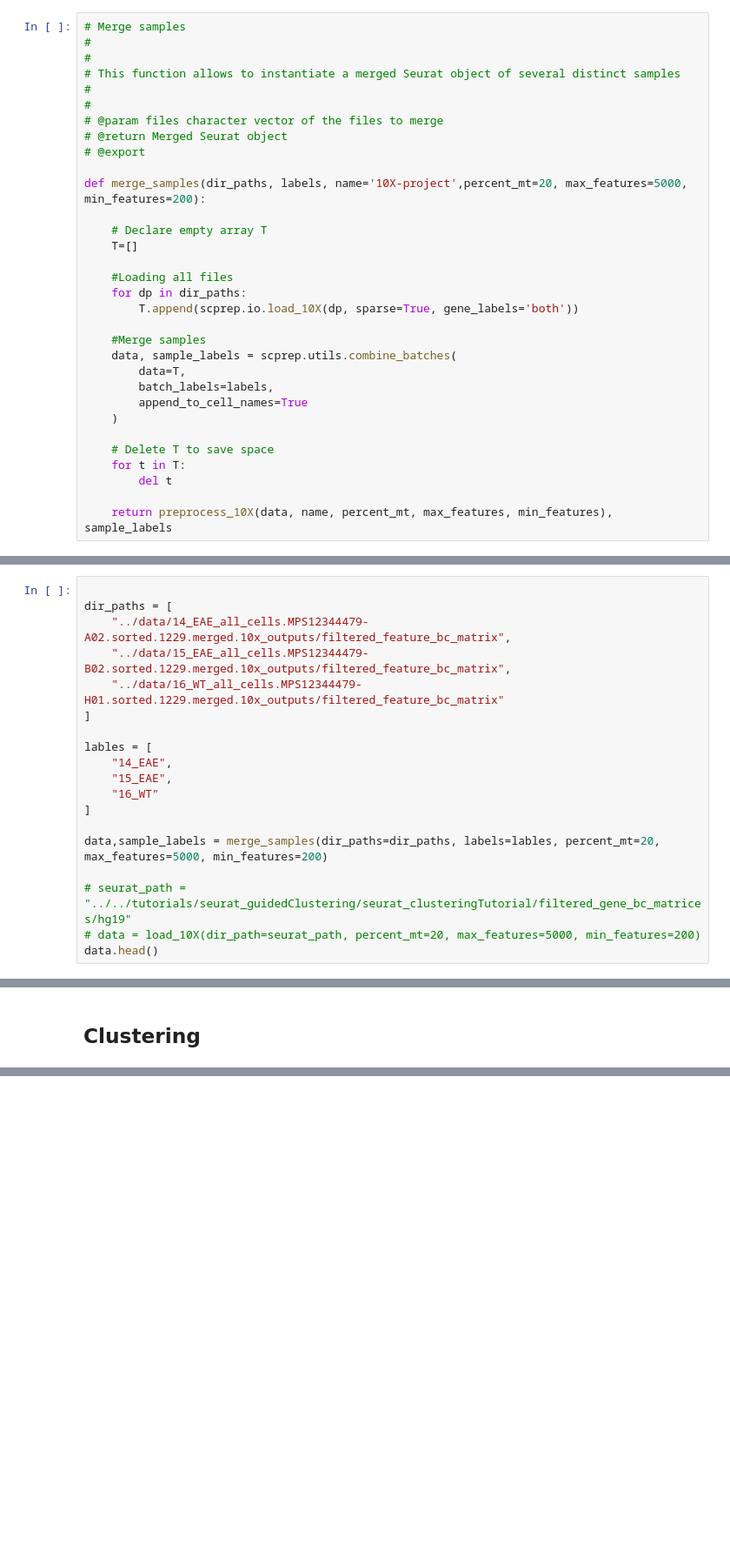
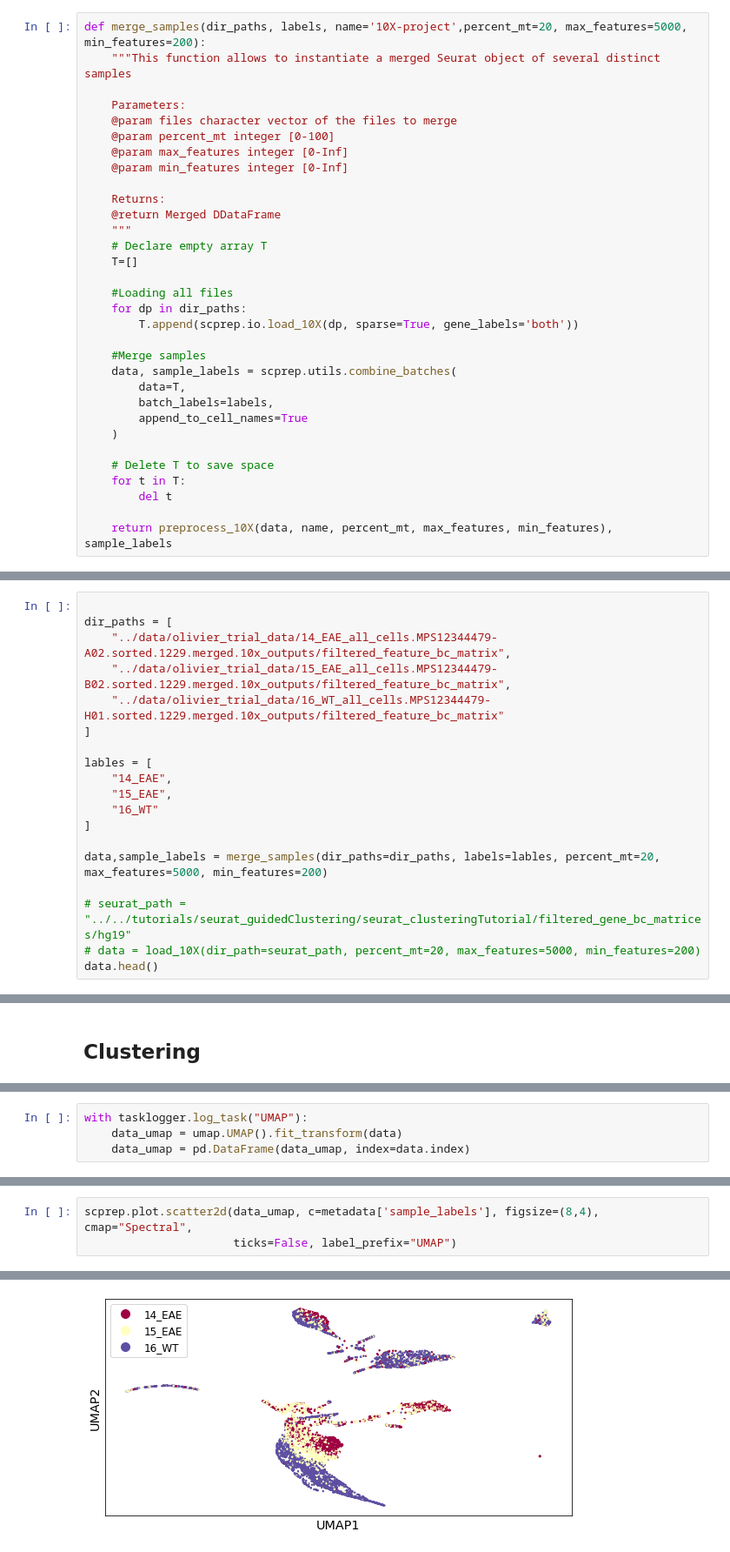
Before and after one commit to SBurwash/CRCHUM, a Jupyter notebook: Python_project/main.ipynb, the cells around one changed output, grey strips where cells are left out. Shown at 87% size. Drawn from its saved outputs; the diff is of its cells as text; blank space fills up the shorter version.

```diff
--- a/Python_project/main.ipynb
+++ b/Python_project/main.ipynb
@@ -118,18 +108,18 @@ def reduce_dim(data, ndims=15, res=.1):
 # %% [markdown]
 ## Merge samples
 # %%
-# Merge samples
-#
-#
-# This function allows to instantiate a merged Seurat object of several distinct samples
-#
-#
-# @param files character vector of the files to merge
-# @return Merged Seurat object
-# @export
+def merge_samples(dir_paths, labels, name='10X-project',percent_mt=20, max_features=5000, min_features=200):
+    """This function allows to instantiate a merged Seurat object of several distinct samples
 
-def merge_samples(dir_paths, labels, name='10X-project',percent_mt=20, max_features=5000, min_features=200):
+    Parameters:
+    @param files character vector of the files to merge
+    @param percent_mt integer [0-100]
+    @param max_features integer [0-Inf]
+    @param min_features integer [0-Inf]
 
+    Returns:
+    @return Merged DDataFrame
+    """
     # Declare empty array T
     T=[]
 
@@ -156,9 +430,9 @@ def merge_samples(dir_paths, labels, name='10X-project',percent_mt=20, max_featu
 # %%
 
 dir_paths = [
-    "../data/14_EAE_all_cells.MPS12344479-A02.sorted.1229.merged.10x_outputs/filtered_feature_bc_matrix",
-    "../data/15_EAE_all_cells.MPS12344479-B02.sorted.1229.merged.10x_outputs/filtered_feature_bc_matrix",
-    "../data/16_WT_all_cells.MPS12344479-H01.sorted.1229.merged.10x_outputs/filtered_feature_bc_matrix"
+    "../data/olivier_trial_data/14_EAE_all_cells.MPS12344479-A02.sorted.1229.merged.10x_outputs/filtered_feature_bc_matrix",
+    "../data/olivier_trial_data/15_EAE_all_cells.MPS12344479-B02.sorted.1229.merged.10x_outputs/filtered_feature_bc_matrix",
+    "../data/olivier_trial_data/16_WT_all_cells.MPS12344479-H01.sorted.1229.merged.10x_outputs/filtered_feature_bc_matrix"
 ]
 
 lables = [
@@ -370,0 +542,4 @@ fig.tight_layout()
+# %%
+with tasklogger.log_task("UMAP"):
+    data_umap = umap.UMAP().fit_transform(data)
+    data_umap = pd.DataFrame(data_umap, index=data.index)
@@ -370,0 +551,4 @@ fig.tight_layout()
+# %%
+scprep.plot.scatter2d(data_umap, c=metadata['sample_labels'], figsize=(8,4), cmap="Spectral",
+                      ticks=False, label_prefix="UMAP")
+# %% [output]
@@ -370,0 +556 @@ fig.tight_layout()
+[figure, added]
```
Also changed, not shown: parts of 78 cells of this notebook, 40 other files.
